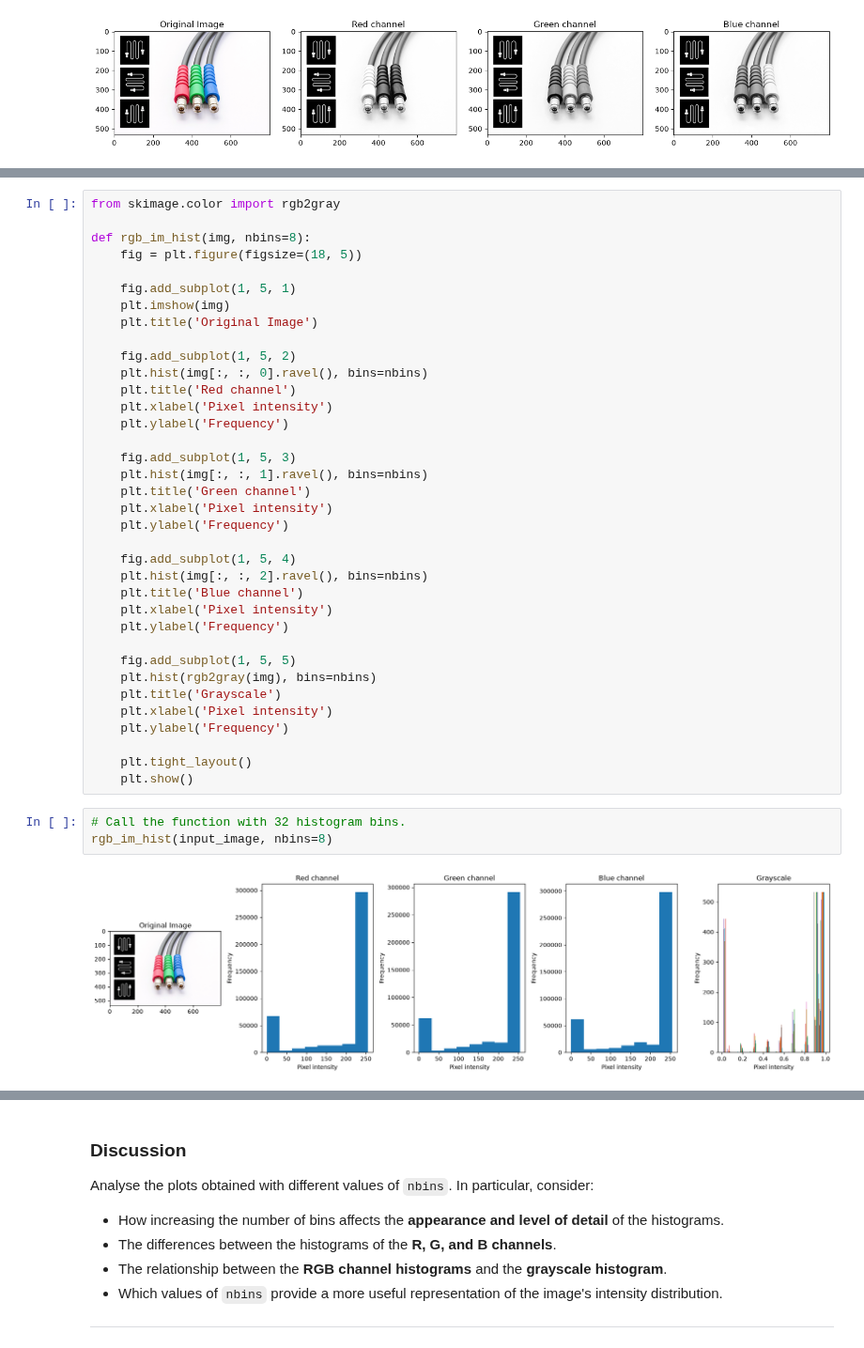
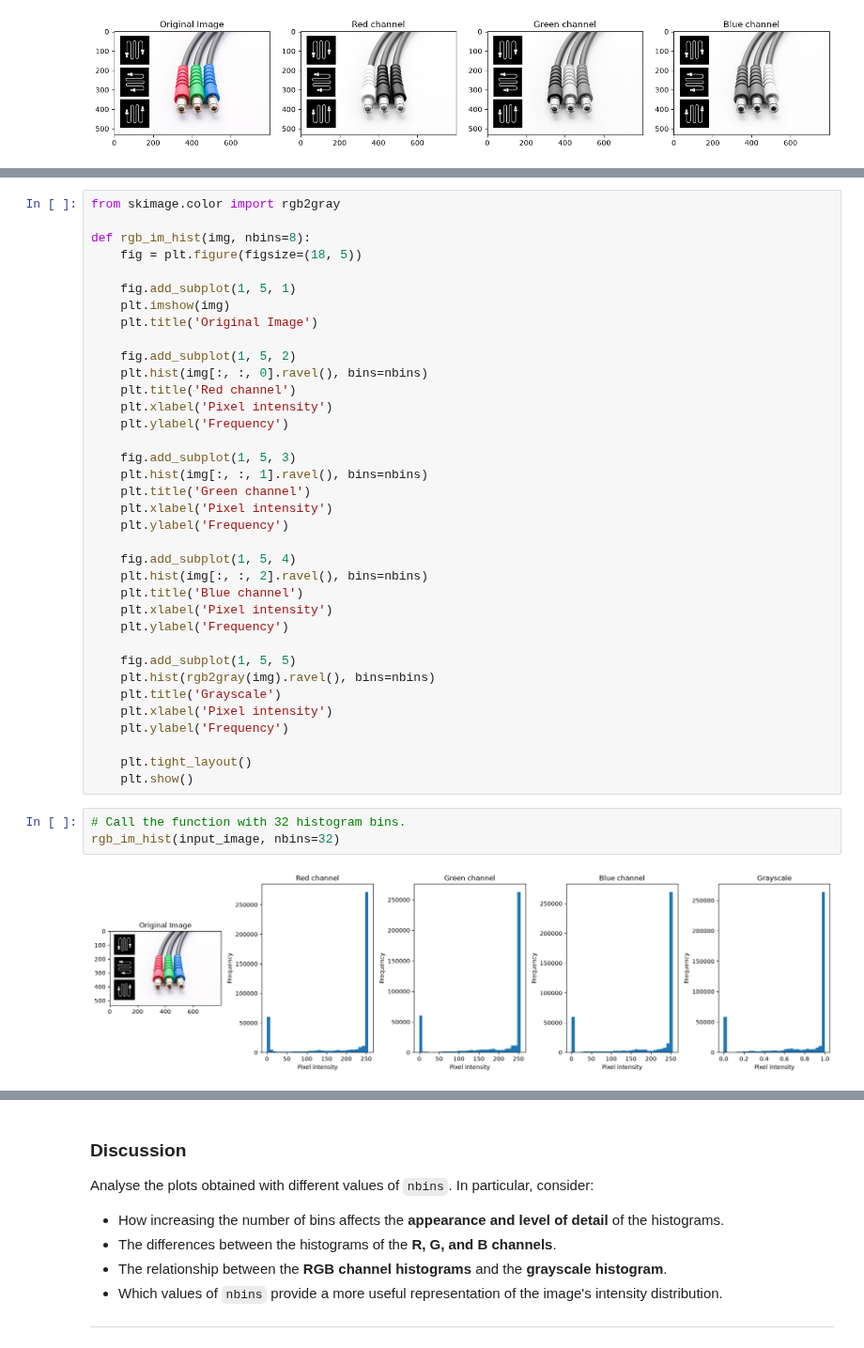
Before and after one commit to marcvergees/VA-P2, a Jupyter notebook: p2_material/2026_ComputerVision_P2.ipynb, the cells around one changed output, grey strips where cells are left out. Shown at 94% size. Cells and saved outputs as stored; diff of their text form.

```diff
--- a/p2_material/2026_ComputerVision_P2.ipynb
+++ b/p2_material/2026_ComputerVision_P2.ipynb
@@ -120,7 +120,7 @@ def rgb_im_hist(img, nbins=8):
     plt.ylabel('Frequency')
 
     fig.add_subplot(1, 5, 5)
-    plt.hist(rgb2gray(img), bins=nbins)
+    plt.hist(rgb2gray(img).ravel(), bins=nbins)
     plt.title('Grayscale')
     plt.xlabel('Pixel intensity')
     plt.ylabel('Frequency')
@@ -129,9 +129,9 @@ def rgb_im_hist(img, nbins=8):
     plt.show()
 # %%
 # Call the function with 32 histogram bins.
-rgb_im_hist(input_image, nbins=8)
+rgb_im_hist(input_image, nbins=32)
 # %% [output]
-[figure, old version]
+[figure, new version]
 # %%
 # Call the function with 128 histogram bins.
 rgb_im_hist(input_image, nbins=128)
```
Also changed, not shown: parts of 8 cells of this notebook, 1 other file.
